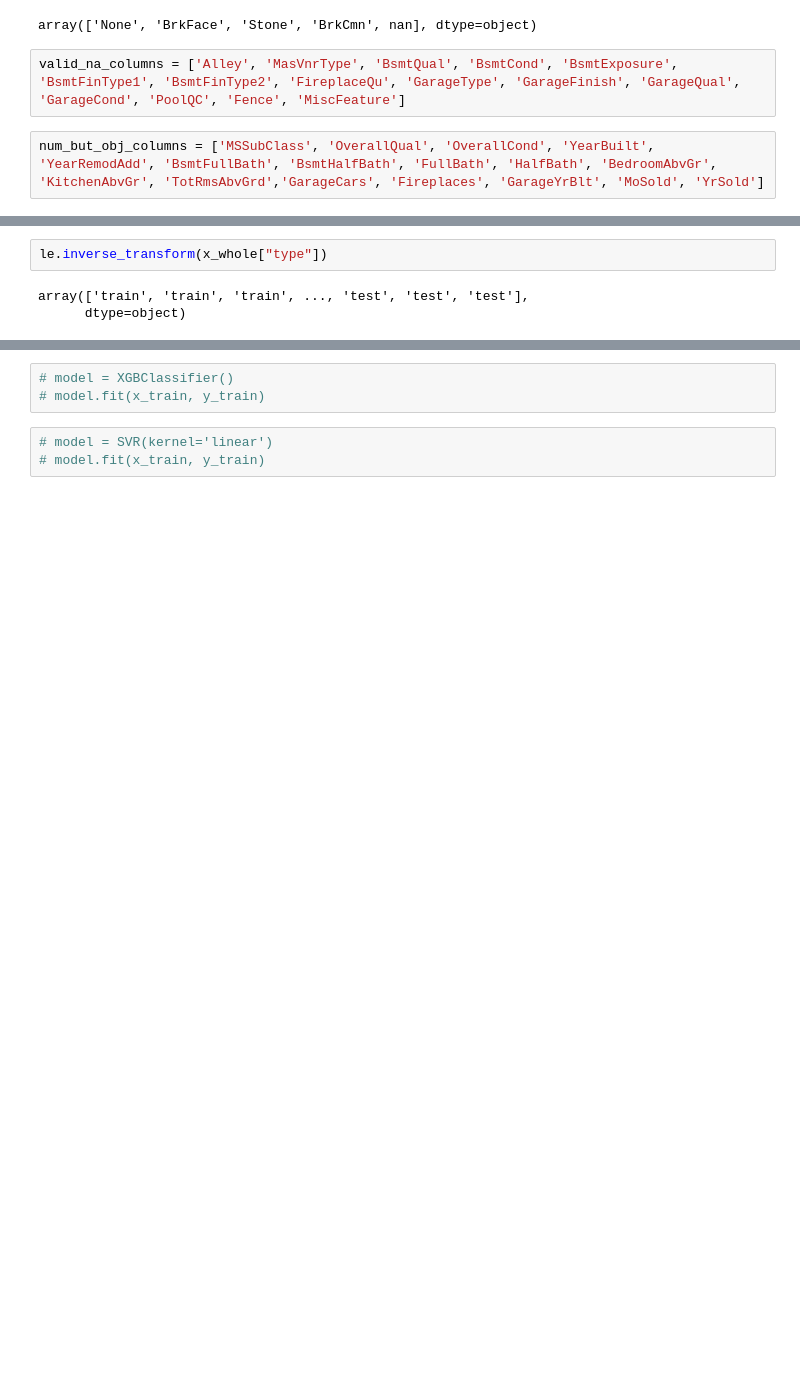
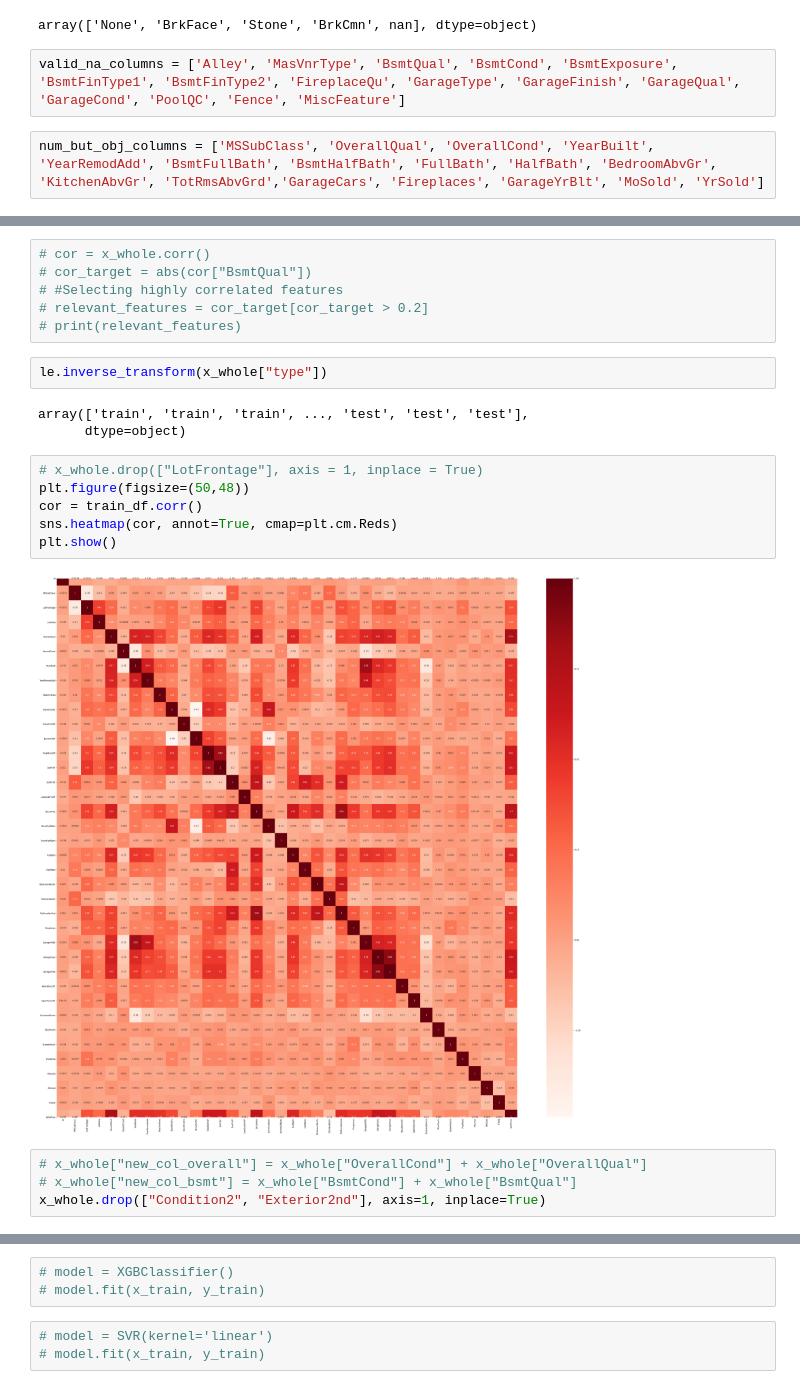
Before and after one commit to RazeNaan/boston_house_price_prediction, a Jupyter notebook: code.ipynb, the cells around one changed output, grey strips where cells are left out. Saved outputs shown, nothing was run; the diff lists cells and outputs as text; blank space fills up the shorter version.

```diff
--- a/code.ipynb
+++ b/code.ipynb
@@ -243,5 +206,23 @@ array([1997.0, 1923.0, 2005.0, 2000.0, 1999.0, 1963.0, 2004.0, 1931.0,
+# %%
+# cor = x_whole.corr()
+# cor_target = abs(cor["BsmtQual"])
+# #Selecting highly correlated features
+# relevant_features = cor_target[cor_target > 0.2]
+# print(relevant_features)
 # %%
 le.inverse_transform(x_whole["type"])
 # %% [output]
 array(['train', 'train', 'train', ..., 'test', 'test', 'test'],
       dtype=object)
+# %%
+# x_whole.drop(["LotFrontage"], axis = 1, inplace = True)
+plt.figure(figsize=(50,48))
+cor = train_df.corr()
+sns.heatmap(cor, annot=True, cmap=plt.cm.Reds)
+plt.show()
+# %% [output]
+[figure, added]
+# %%
+# x_whole["new_col_overall"] = x_whole["OverallCond"] + x_whole["OverallQual"]
+# x_whole["new_col_bsmt"] = x_whole["BsmtCond"] + x_whole["BsmtQual"]
+x_whole.drop(["Condition2", "Exterior2nd"], axis=1, inplace=True)
```
Also changed, not shown: parts of 35 cells of this notebook, 1 other file.
